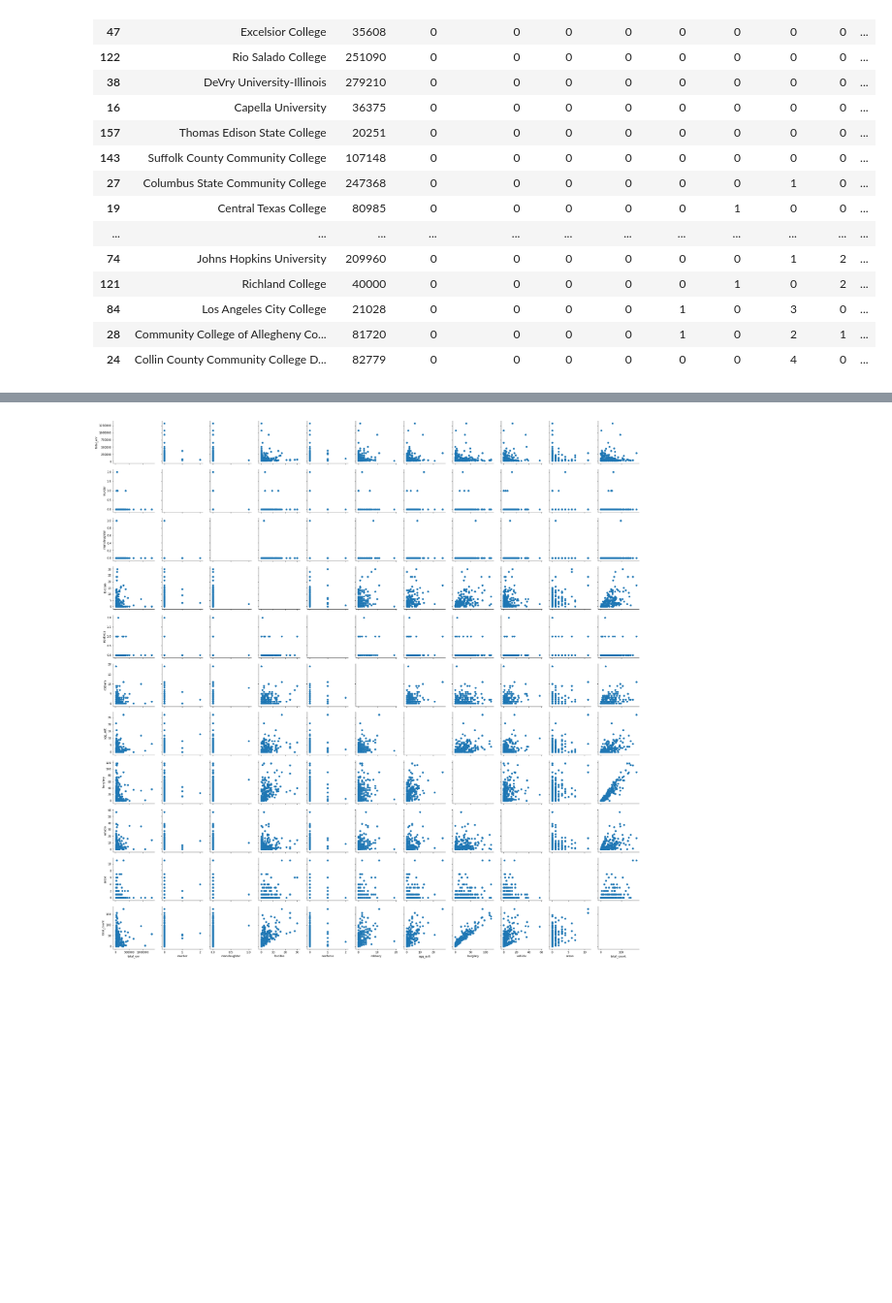
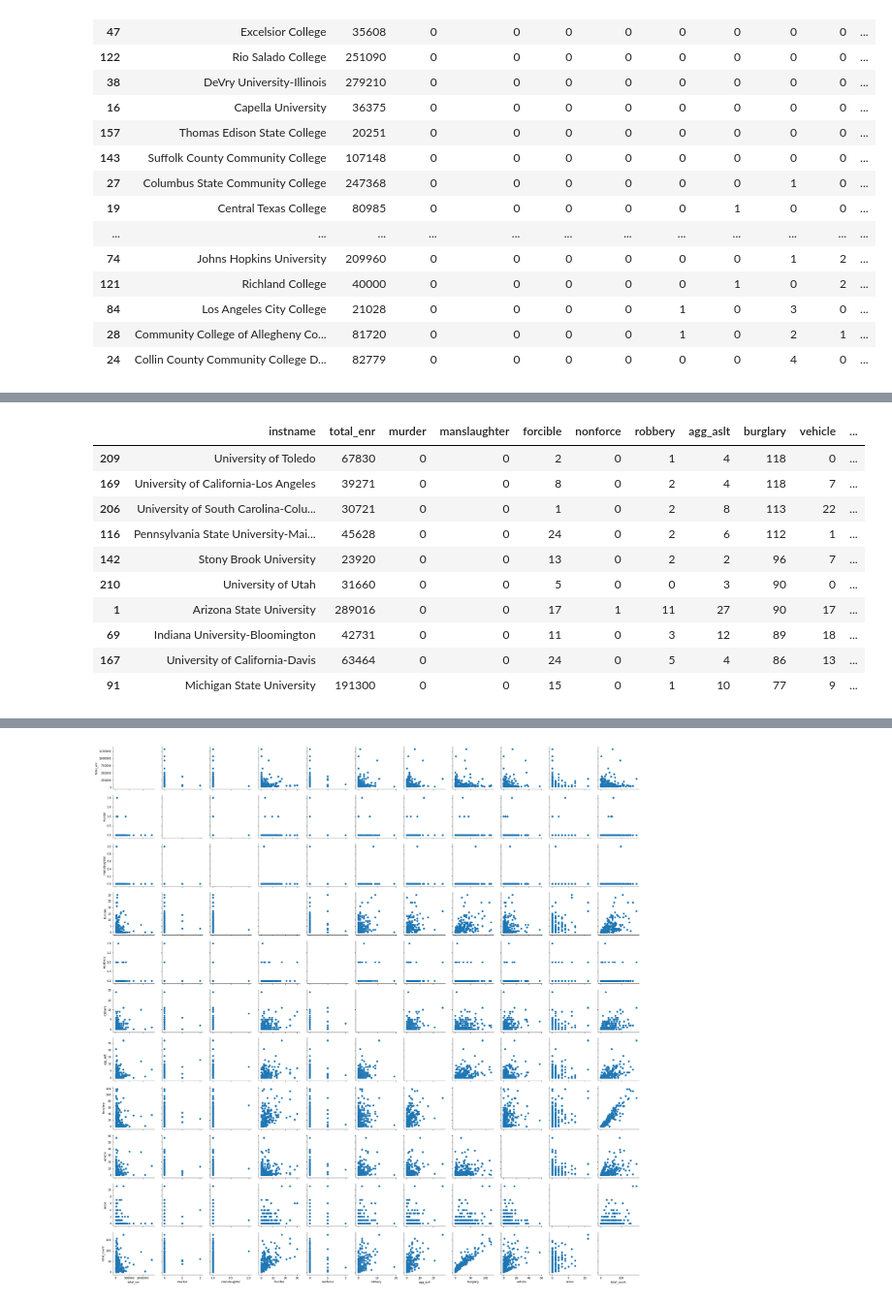
Before and after one commit to HaoyiJian/haoyi-assignment-repo, a Jupyter notebook: assignment8.ipynb, the cells around one changed output, grey strips where cells are left out. Shown at 97% size. Drawn from its saved outputs; the diff is of its cells as text; code cells hidden in the pictures; blank space fills up the shorter version.

```diff
--- a/assignment8.ipynb
+++ b/assignment8.ipynb
@@ -69,0 +85,14 @@ data[(data.total_enr >= 10000) & (data.total_count < 5)].sort_values('total_coun
+# %%
+data.sort_values('burglary', ascending=False)[:10]
+# %% [output]
+|  | instname | total_enr | murder | manslaughter | forcible | nonforce | robbery | agg_aslt | burglary | vehicle | ... |
+| 209 | University of Toledo | 67830 | 0 | 0 | 2 | 0 | 1 | 4 | 118 | 0 | ... |
+| 169 | University of California-Los Angeles | 39271 | 0 | 0 | 8 | 0 | 2 | 4 | 118 | 7 | ... |
+| 206 | University of South Carolina-Colu... | 30721 | 0 | 0 | 1 | 0 | 2 | 8 | 113 | 22 | ... |
+| 116 | Pennsylvania State University-Mai... | 45628 | 0 | 0 | 24 | 0 | 2 | 6 | 112 | 1 | ... |
+| 142 | Stony Brook University | 23920 | 0 | 0 | 13 | 0 | 2 | 2 | 96 | 7 | ... |
+| 210 | University of Utah | 31660 | 0 | 0 | 5 | 0 | 0 | 3 | 90 | 0 | ... |
+| 1 | Arizona State University | 289016 | 0 | 0 | 17 | 1 | 11 | 27 | 90 | 17 | ... |
+| 69 | Indiana University-Bloomington | 42731 | 0 | 0 | 11 | 0 | 3 | 12 | 89 | 18 | ... |
+| 167 | University of California-Davis | 63464 | 0 | 0 | 24 | 0 | 5 | 4 | 86 | 13 | ... |
+| 91 | Michigan State University | 191300 | 0 | 0 | 15 | 0 | 1 | 10 | 77 | 9 | ... |
```
Also changed, not shown: parts of 6 cells of this notebook.
